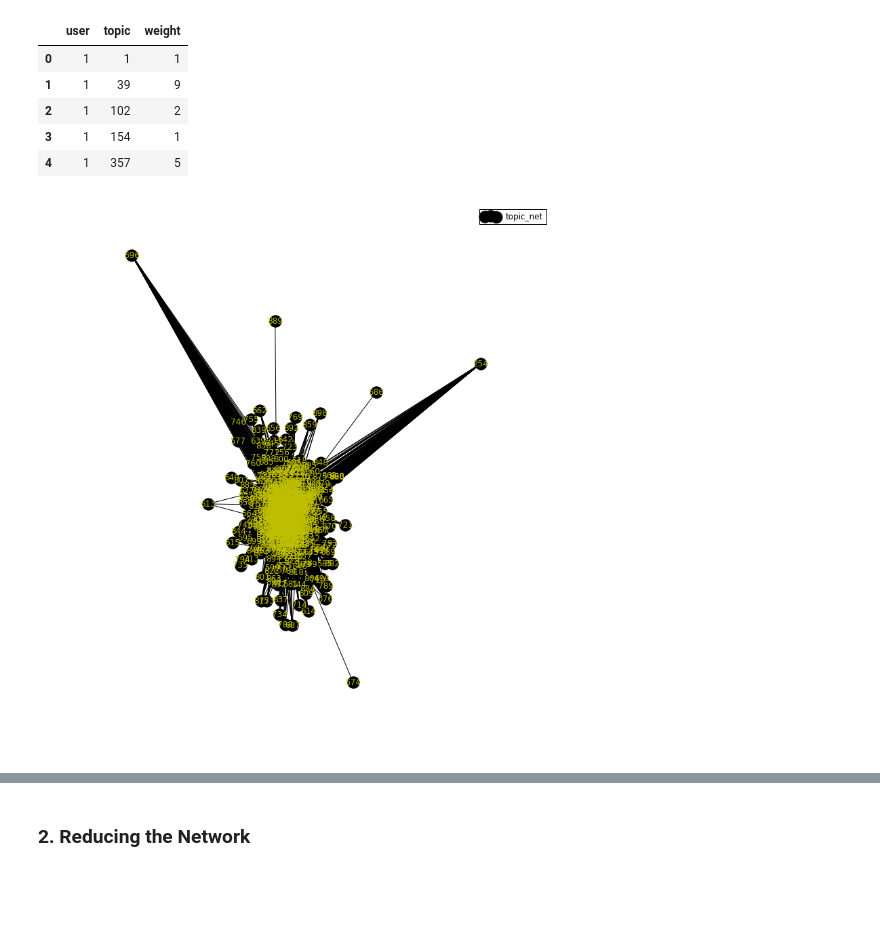
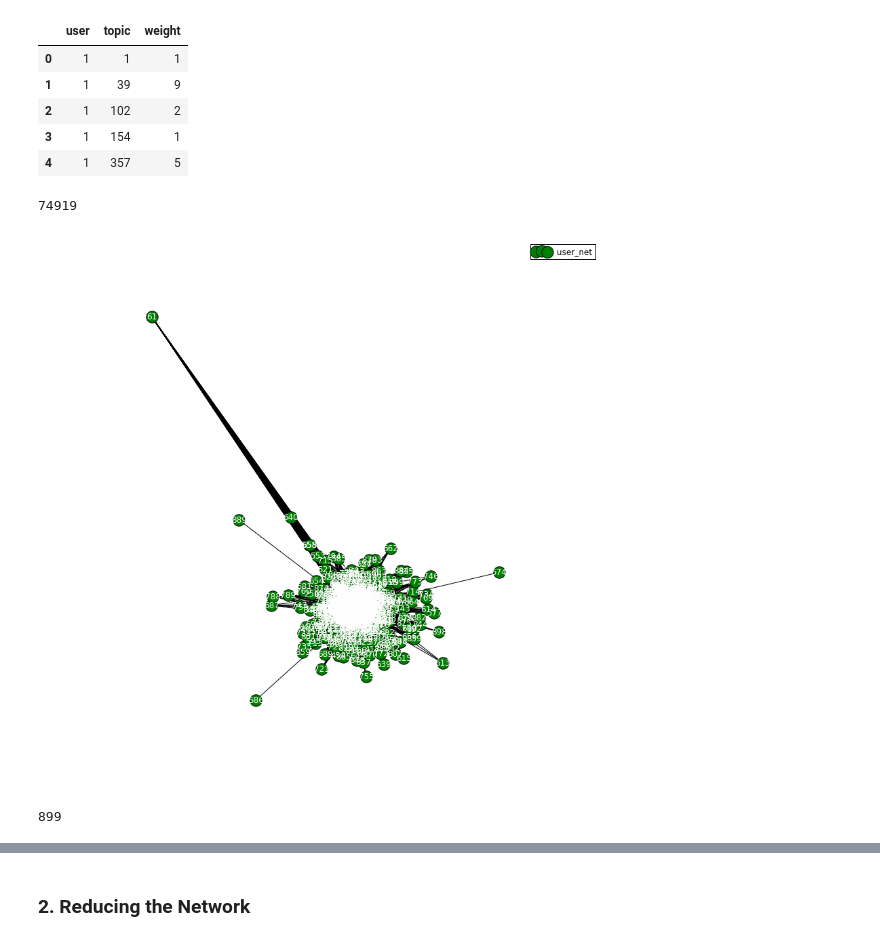
Before and after one commit to Galanopoulog/DATA620-Project-2, a Jupyter notebook: Project 2 with Island Method.ipynb, the cells around one changed output, grey strips where cells are left out. Saved outputs shown, nothing was run; the diff lists cells and outputs as text; code cells hidden in the pictures; blank space fills up the shorter version.

```diff
--- a/Project 2 with Island Method.ipynb
+++ b/Project 2 with Island Method.ipynb
@@ -34,6 +34,10 @@ data.head()
 | 2 | 1 | 102 | 2 |
 | 3 | 1 | 154 | 1 |
 | 4 | 1 | 357 | 5 |
+# %%
+len(request)
+# %% [output]
+74919
 # %%
 # Entering data as nodes and edges
 fb_csv = csv.reader(open('p2_data.csv'))
@@ -48,16 +52,21 @@ for row in fb_csv:
         topics.append(row[1])
     fb_g.add_edge(row[0], row[1], weight = row[2])
 # %%
-# Entire plot
-plt.figure(figsize=(10,11))
-topic_net = bi.weighted_projected_graph(fb_g, topics, ratio=False)
-weights = [math.log(edata['weight'])for f,t,edata in topic_net.edges(data=True)]
+# Subgraph of users
+plt.figure(figsize=(11,11))
+user_net = bi.weighted_projected_graph(fb_g, users, ratio=False)
+user_net = max(net.connected_component_subgraphs(user_net),key=len)
+weights = [math.log(edata['weight'])for f,t,edata in user_net.edges(data=True)]
 
-net.draw_spring(topic_net, label = 'topic_net', node_color='k',with_labels=True,node_size =300,font_color ='y')
-plt.legend(["topic_net"])
+net.draw_spring(topic_net, label = 'user_net', node_color='g', with_labels=True, node_size =300, font_color ='w')
+plt.legend(["user_net"])
 plt.show()
 # %% [output]
-[figure, old version]
+[figure, new version]
+# %%
+len(user_net)
+# %% [output]
+899
 # %%
 # Subgraph of topics
 plt.figure(figsize=(11,11))
```
Also changed, not shown: parts of 37 cells of this notebook.
